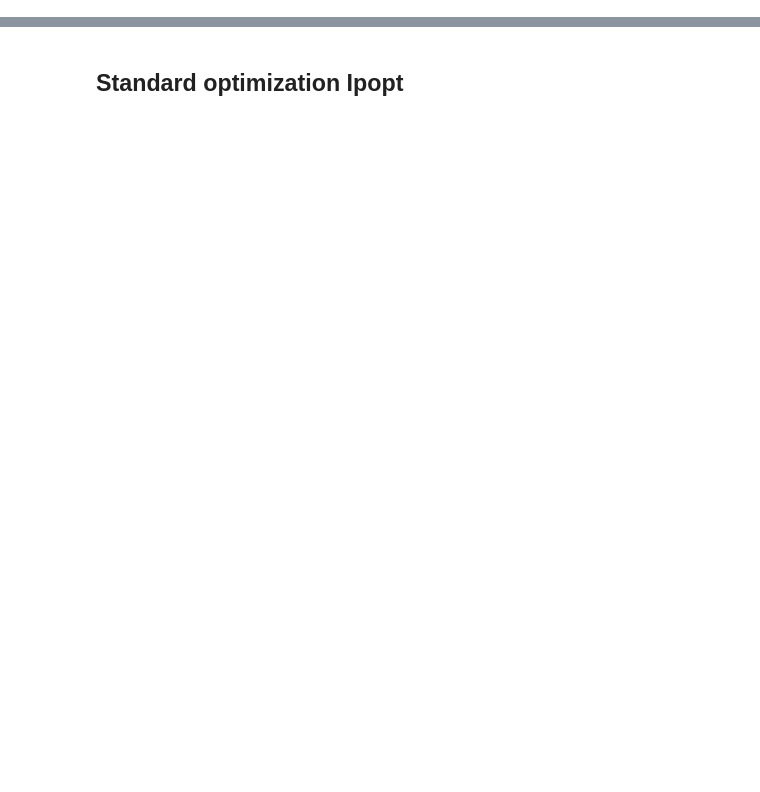
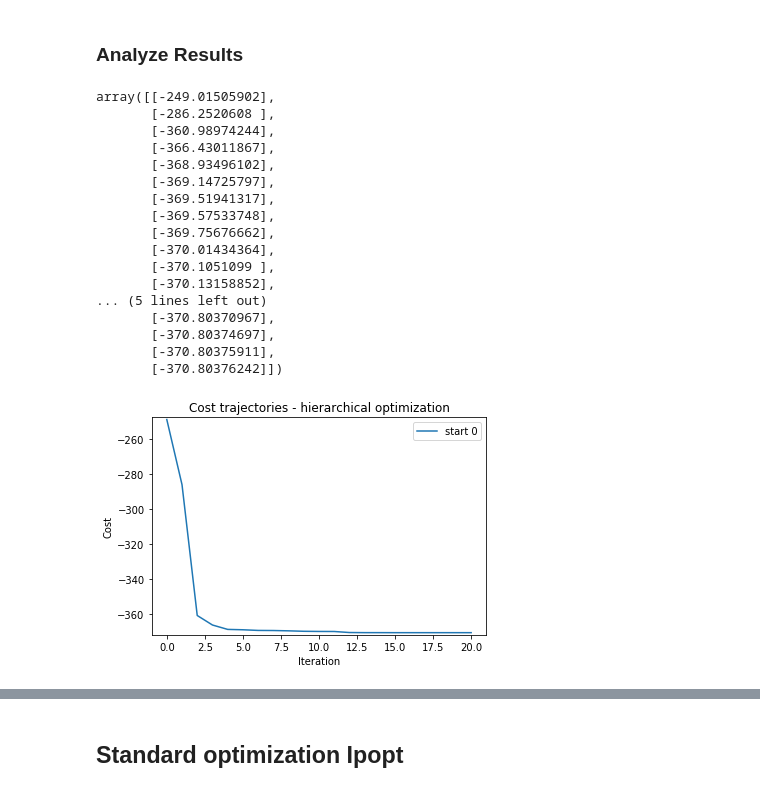
Before and after one commit to ICB-DCM/parPE, a Jupyter notebook: examples/parpeamici/steadystate/parpeExampleSteadystateHierarchical.ipynb, the cells around one changed output, grey strips where cells are left out. Saved outputs shown, nothing was run; the diff lists cells and outputs as text; code cells hidden in the pictures; blank space fills up the shorter version.

```diff
--- a/examples/parpeamici/steadystate/parpeExampleSteadystateHierarchical.ipynb
+++ b/examples/parpeamici/steadystate/parpeExampleSteadystateHierarchical.ipynb
@@ -79,0 +142,26 @@ plotObservableTrajectories(rdata)
+# %% [markdown]
+### Analyze Results
+# %%
+trajectories_hierarchical = parpe.getCostTrajectories(hdf5_pe_output_file_hierarchical)
+ax = parpe.plotting.plotCostTrajectory(trajectories_hierarchical, scaleToIteration=0, log=False);
+ax.set_title('Cost trajectories - hierarchical optimization')
+trajectories_hierarchical
+# %% [output]
+array([[-249.01505902],
+       [-286.2520608 ],
+       [-360.98974244],
+       [-366.43011867],
+       [-368.93496102],
+       [-369.14725797],
+       [-369.51941317],
+       [-369.57533748],
+       [-369.75676662],
+       [-370.01434364],
+       [-370.1051099 ],
+       [-370.13158852],
+... (5 lines left out)
+       [-370.80370967],
+       [-370.80374697],
+       [-370.80375911],
+       [-370.80376242]])
+[figure, added]
```
Also changed, not shown: parts of 51 cells of this notebook, 1 other file.
